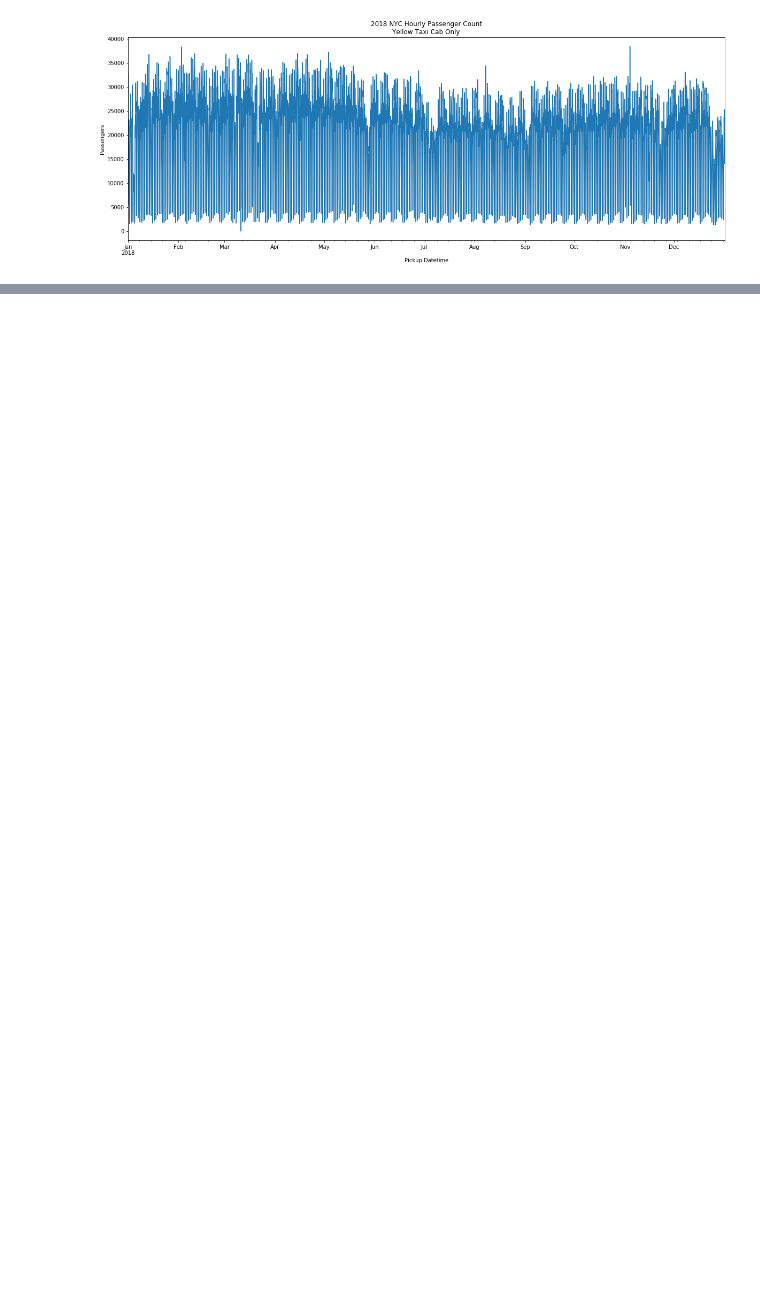
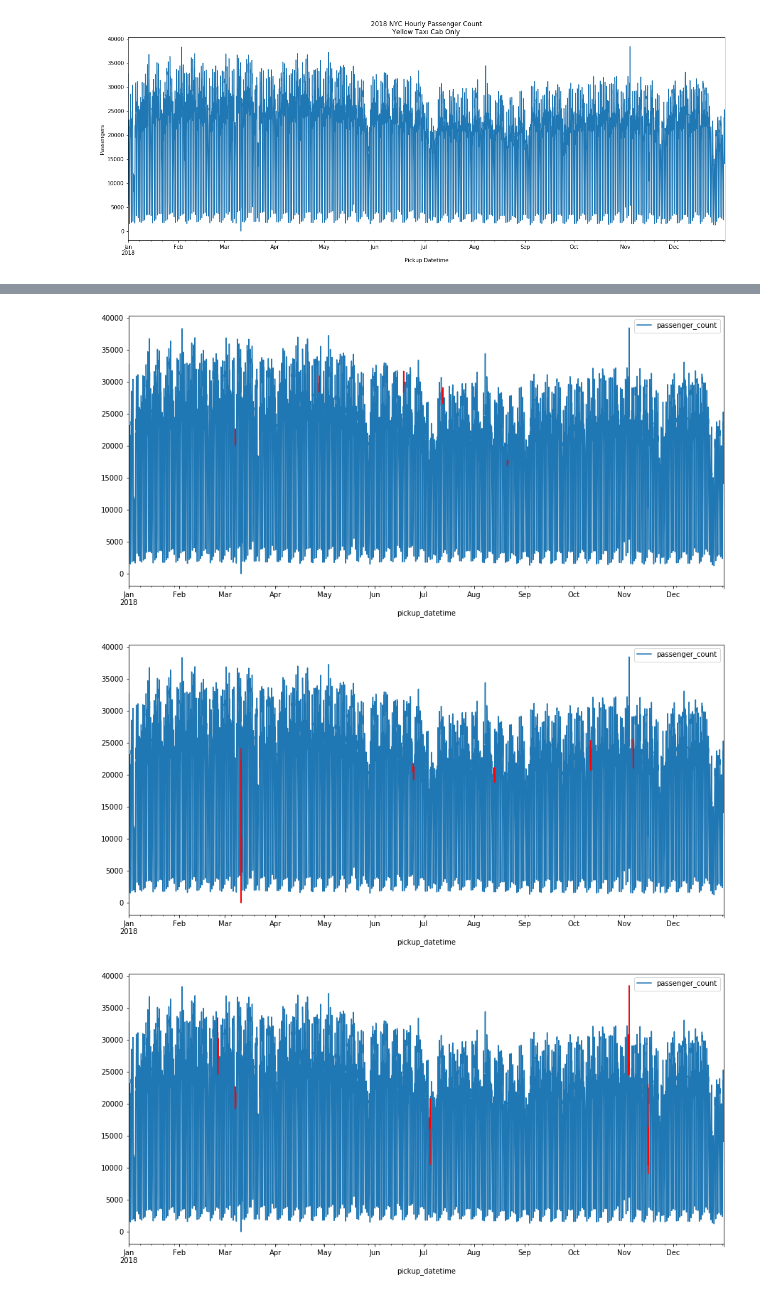
Before and after one commit to matrix-profile-foundation/article-matrix-profile-intro, a Jupyter notebook: Matrix Profile Example.ipynb, the cells around one changed output, grey strips where cells are left out. Drawn from its saved outputs; the diff is of its cells as text; code cells hidden in the pictures; blank space fills up the shorter version.

Commit message:
more work on analysis - discords

```diff
--- a/Matrix Profile Example.ipynb
+++ b/Matrix Profile Example.ipynb
@@ -71,0 +228,17 @@ plt.show()
+# %%
+top_discords = {}
+
+for label, window_size in windows:
+    column_label = '{} Profile'.format(label)
+    mp = df[column_label].values
+    top_discords[label] = discords(mp, window_size, k=5)
+
+    ax = df.plot(kind='line', y='passenger_count', figsize=(15, 7))
+    for start_index in top_discords[label]:
+        df.iloc[start_index:start_index+window_size]['passenger_count'].plot(kind='line', c='r')
+
+    plt.show()
+# %% [output]
+[figure, added]
+[figure, added]
+[figure, added]
```
Also changed, not shown: parts of 20 cells of this notebook.
